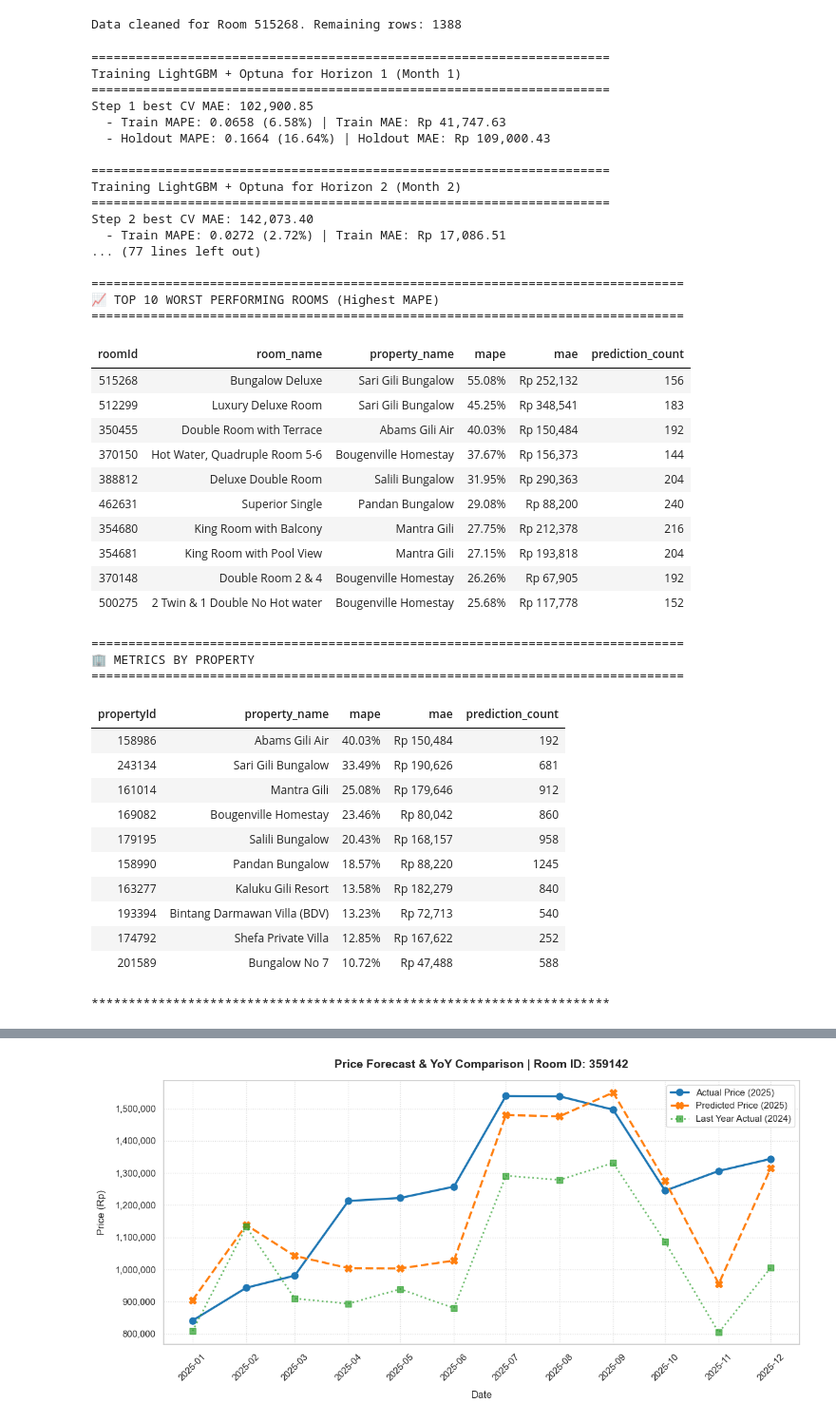
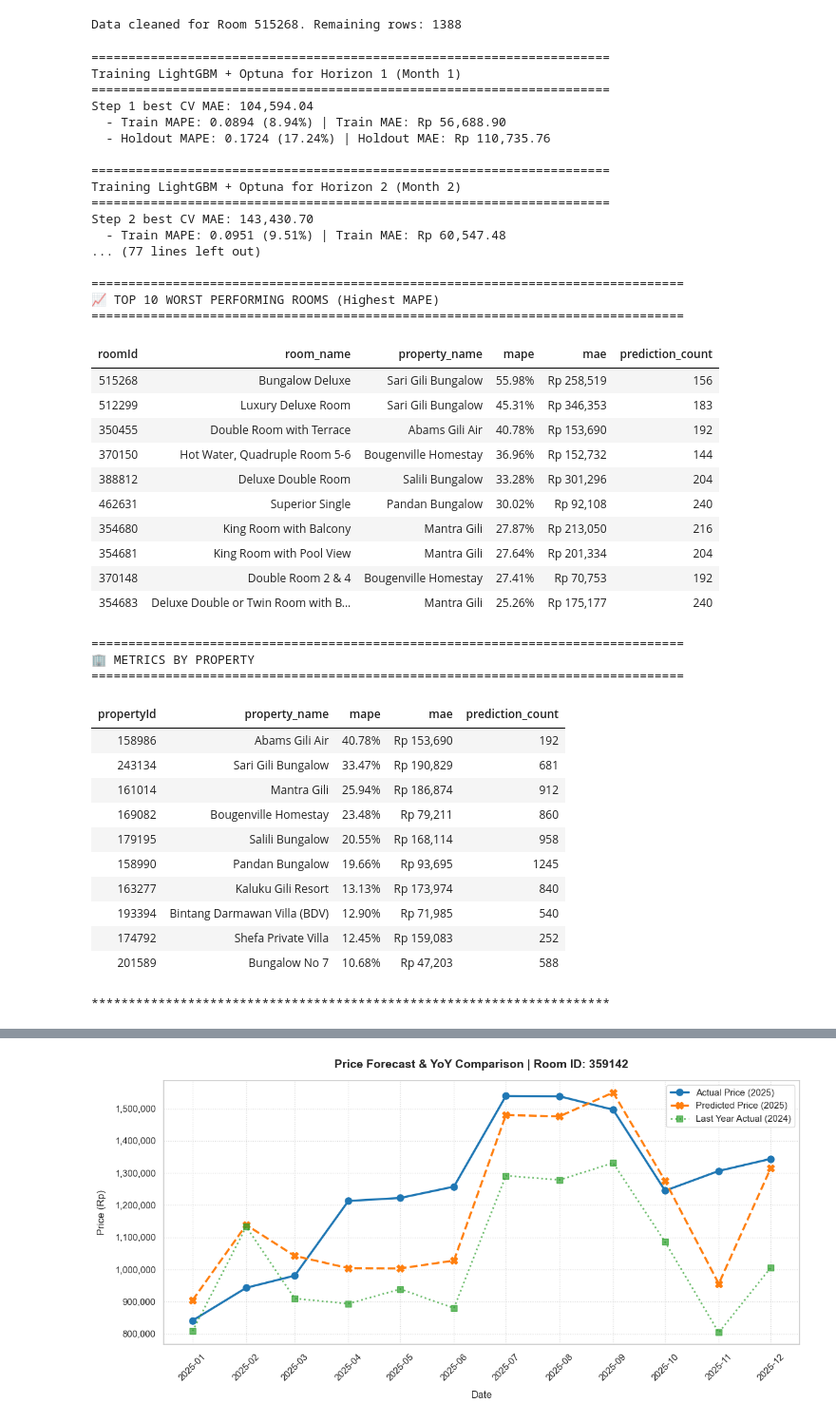
Before and after one commit to notnsas/hotel-demand-forecasting, a Jupyter notebook: notebooks/03_modeling.ipynb, the cells around one changed output, grey strips where cells are left out. Shown at 95% size. Saved outputs shown, nothing was run; the diff lists cells and outputs as text; code cells hidden in the pictures.

```diff
--- a/notebooks/03_modeling.ipynb
+++ b/notebooks/03_modeling.ipynb
@@ -732,7 +735,7 @@ for h in range(1, 13):
         sampler=optuna.samplers.TPESampler(seed=222),
         pruner=optuna.pruners.MedianPruner(n_warmup_steps=1),
     )
-    study.optimize(objective, n_trials=3, show_progress_bar=False) # Bump this up to 15+ later!
+    study.optimize(objective, n_trials=1, show_progress_bar=False) # Bump this up to 15+ later!
 
     best_params = study.best_params.copy()
     best_rounds = int(best_params.pop("num_boost_round"))
@@ -860,62 +863,62 @@ if overall_holdout_mape and overall_holdout_mae:
     display(room_metrics.sort_values("mape", ascending=False).head(10).style.format({
         'mae': 'Rp {:,.0f}',
         'mape': '{:.2f}%'
     }).hide(axis="index"))
 
     print("\n" + "="*80)
     print("🏢 METRICS BY PROPERTY")
     print("="*80)
     display(prop_metrics.sort_values("mape", ascending=False).style.format({
         'mae': 'Rp {:,.0f}',
         'mape': '{:.2f}%'
     }).hide(axis="index"))
 
 else:
     print("No holdout metrics were computed.")
 print("*"*70 + "\n")
 # %% [output]
 ======================================================================
 Training LightGBM + Optuna for Horizon 1 (Month 1)
 ======================================================================
-Step 1 best CV MAE: 102,900.85
-  - Train MAPE: 0.0658 (6.58%) | Train MAE: Rp 41,747.63
-  - Holdout MAPE: 0.1664 (16.64%) | Holdout MAE: Rp 109,000.43
+Step 1 best CV MAE: 104,594.04
+  - Train MAPE: 0.0894 (8.94%) | Train MAE: Rp 56,688.90
+  - Holdout MAPE: 0.1724 (17.24%) | Holdout MAE: Rp 110,735.76
 
 ======================================================================
 Training LightGBM + Optuna for Horizon 2 (Month 2)
 ======================================================================
-Step 2 best CV MAE: 142,073.40
-  - Train MAPE: 0.0272 (2.72%) | Train MAE: Rp 17,086.51
+Step 2 best CV MAE: 143,430.70
+  - Train MAPE: 0.0951 (9.51%) | Train MAE: Rp 60,547.48
 ... (77 lines left out)
 
 ================================================================================
 📈 TOP 10 WORST PERFORMING ROOMS (Highest MAPE)
 ================================================================================
 | roomId | room_name | property_name | mape | mae | prediction_count |
-| 515268 | Bungalow Deluxe | Sari Gili Bungalow | 55.08% | Rp 252,132 | 156 |
-| 512299 | Luxury Deluxe Room | Sari Gili Bungalow | 45.25% | Rp 348,541 | 183 |
-| 350455 | Double Room with Terrace | Abams Gili Air | 40.03% | Rp 150,484 | 192 |
-| 370150 | Hot Water, Quadruple Room 5-6 | Bougenville Homestay | 37.67% | Rp 156,373 | 144 |
-| 388812 | Deluxe Double Room | Salili Bungalow | 31.95% | Rp 290,363 | 204 |
-| 462631 | Superior Single | Pandan Bungalow | 29.08% | Rp 88,200 | 240 |
-| 354680 | King Room with Balcony | Mantra Gili | 27.75% | Rp 212,378 | 216 |
-| 354681 | King Room with Pool View | Mantra Gili | 27.15% | Rp 193,818 | 204 |
-| 370148 | Double Room 2 & 4 | Bougenville Homestay | 26.26% | Rp 67,905 | 192 |
-| 500275 | 2 Twin & 1 Double No Hot water | Bougenville Homestay | 25.68% | Rp 117,778 | 152 |
+| 515268 | Bungalow Deluxe | Sari Gili Bungalow | 55.98% | Rp 258,519 | 156 |
+| 512299 | Luxury Deluxe Room | Sari Gili Bungalow | 45.31% | Rp 346,353 | 183 |
+| 350455 | Double Room with Terrace | Abams Gili Air | 40.78% | Rp 153,690 | 192 |
+| 370150 | Hot Water, Quadruple Room 5-6 | Bougenville Homestay | 36.96% | Rp 152,732 | 144 |
+| 388812 | Deluxe Double Room | Salili Bungalow | 33.28% | Rp 301,296 | 204 |
+| 462631 | Superior Single | Pandan Bungalow | 30.02% | Rp 92,108 | 240 |
+| 354680 | King Room with Balcony | Mantra Gili | 27.87% | Rp 213,050 | 216 |
+| 354681 | King Room with Pool View | Mantra Gili | 27.64% | Rp 201,334 | 204 |
+| 370148 | Double Room 2 & 4 | Bougenville Homestay | 27.41% | Rp 70,753 | 192 |
+| 354683 | Deluxe Double or Twin Room with B... | Mantra Gili | 25.26% | Rp 175,177 | 240 |
 ================================================================================
 🏢 METRICS BY PROPERTY
 ================================================================================
 | propertyId | property_name | mape | mae | prediction_count |
-| 158986 | Abams Gili Air | 40.03% | Rp 150,484 | 192 |
-| 243134 | Sari Gili Bungalow | 33.49% | Rp 190,626 | 681 |
-| 161014 | Mantra Gili | 25.08% | Rp 179,646 | 912 |
-| 169082 | Bougenville Homestay | 23.46% | Rp 80,042 | 860 |
-| 179195 | Salili Bungalow | 20.43% | Rp 168,157 | 958 |
-| 158990 | Pandan Bungalow | 18.57% | Rp 88,220 | 1245 |
-| 163277 | Kaluku Gili Resort | 13.58% | Rp 182,279 | 840 |
-| 193394 | Bintang Darmawan Villa (BDV) | 13.23% | Rp 72,713 | 540 |
-| 174792 | Shefa Private Villa | 12.85% | Rp 167,622 | 252 |
-| 201589 | Bungalow No 7 | 10.72% | Rp 47,488 | 588 |
+| 158986 | Abams Gili Air | 40.78% | Rp 153,690 | 192 |
+| 243134 | Sari Gili Bungalow | 33.47% | Rp 190,829 | 681 |
+| 161014 | Mantra Gili | 25.94% | Rp 186,874 | 912 |
+| 169082 | Bougenville Homestay | 23.48% | Rp 79,211 | 860 |
+| 179195 | Salili Bungalow | 20.55% | Rp 168,114 | 958 |
+| 158990 | Pandan Bungalow | 19.66% | Rp 93,695 | 1245 |
+| 163277 | Kaluku Gili Resort | 13.13% | Rp 173,974 | 840 |
+| 193394 | Bintang Darmawan Villa (BDV) | 12.90% | Rp 71,985 | 540 |
+| 174792 | Shefa Private Villa | 12.45% | Rp 159,083 | 252 |
+| 201589 | Bungalow No 7 | 10.68% | Rp 47,203 | 588 |
 **********************************************************************
 # %%
 import gc
```
Also changed, not shown: parts of 29 cells of this notebook, 24 other files.
